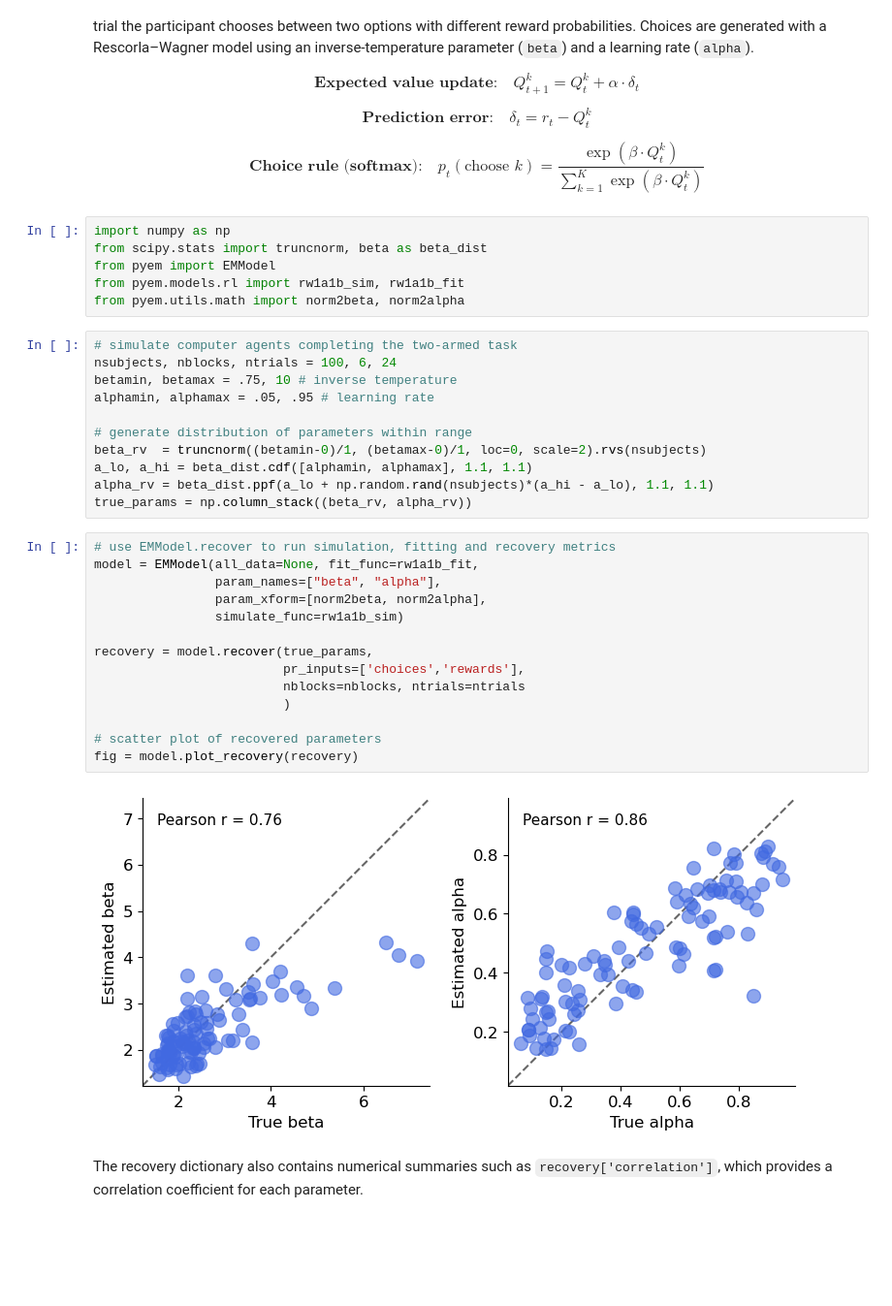
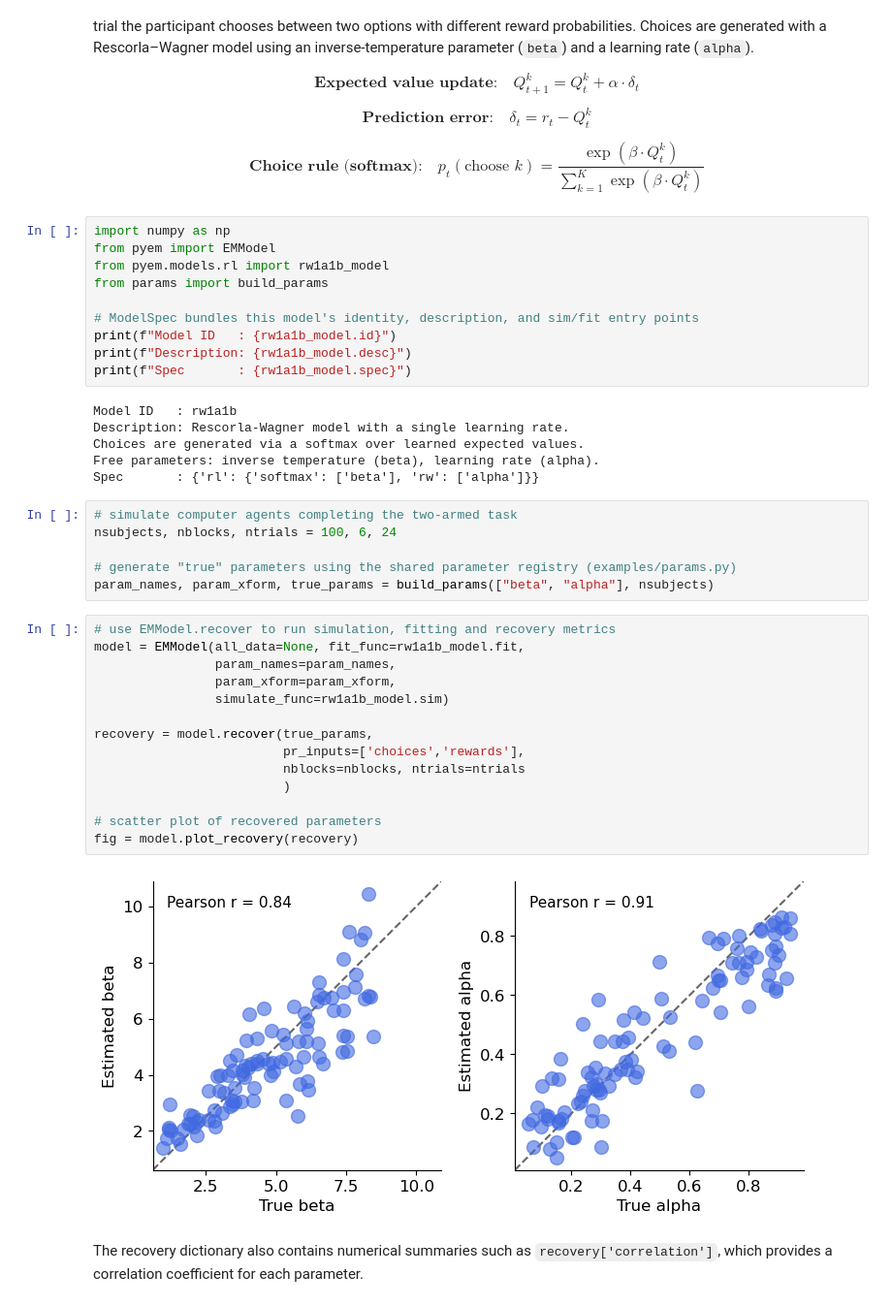
Before and after one commit to shawnrhoads/pyEM, a Jupyter notebook: examples/rl.ipynb, the cells around one changed output. Shown at 97% size. Cells and saved outputs as stored; diff of their text form; blank space fills up the shorter version.

```diff
--- a/examples/rl.ipynb
+++ b/examples/rl.ipynb
@@ -21,37 +21,42 @@ p_t(\text{choose }k)=\frac{\exp(\beta \cdot Q_t^k)}{\sum_{k=1}^{K}\exp(\beta \cd
 $$
 # %%
 import numpy as np
-from scipy.stats import truncnorm, beta as beta_dist
 from pyem import EMModel
-from pyem.models.rl import rw1a1b_sim, rw1a1b_fit
-from pyem.utils.math import norm2beta, norm2alpha
+from pyem.models.rl import rw1a1b_model
+from params import build_params
+
+# ModelSpec bundles this model's identity, description, and sim/fit entry points
+print(f"Model ID   : {rw1a1b_model.id}")
+print(f"Description: {rw1a1b_model.desc}")
+print(f"Spec       : {rw1a1b_model.spec}")
+# %% [output]
+Model ID   : rw1a1b
+Description: Rescorla-Wagner model with a single learning rate.
+Choices are generated via a softmax over learned expected values.
+Free parameters: inverse temperature (beta), learning rate (alpha).
+Spec       : {'rl': {'softmax': ['beta'], 'rw': ['alpha']}}
 # %%
 # simulate computer agents completing the two-armed task
 nsubjects, nblocks, ntrials = 100, 6, 24
-betamin, betamax = .75, 10 # inverse temperature
-alphamin, alphamax = .05, .95 # learning rate
 
-# generate distribution of parameters within range
-beta_rv  = truncnorm((betamin-0)/1, (betamax-0)/1, loc=0, scale=2).rvs(nsubjects)
-a_lo, a_hi = beta_dist.cdf([alphamin, alphamax], 1.1, 1.1)
-alpha_rv = beta_dist.ppf(a_lo + np.random.rand(nsubjects)*(a_hi - a_lo), 1.1, 1.1)
-true_params = np.column_stack((beta_rv, alpha_rv))
+# generate "true" parameters using the shared parameter registry (examples/params.py)
+param_names, param_xform, true_params = build_params(["beta", "alpha"], nsubjects)
 # %%
 # use EMModel.recover to run simulation, fitting and recovery metrics
-model = EMModel(all_data=None, fit_func=rw1a1b_fit,
-                param_names=["beta", "alpha"],
-                param_xform=[norm2beta, norm2alpha],
-                simulate_func=rw1a1b_sim)
+model = EMModel(all_data=None, fit_func=rw1a1b_model.fit,
+                param_names=param_names,
+                param_xform=param_xform,
+                simulate_func=rw1a1b_model.sim)
 
 recovery = model.recover(true_params,
                          pr_inputs=['choices','rewards'],
                          nblocks=nblocks, ntrials=ntrials
                          )
 
 # scatter plot of recovered parameters
 fig = model.plot_recovery(recovery)
 # %% [output]
-[figure, old version]
+[figure, new version]
 # %% [markdown]
 The recovery dictionary also contains numerical summaries such as
 `recovery['correlation']`, which provides a correlation coefficient for each
```
Also changed, not shown: parts of 8 cells of this notebook, 9 other files.
